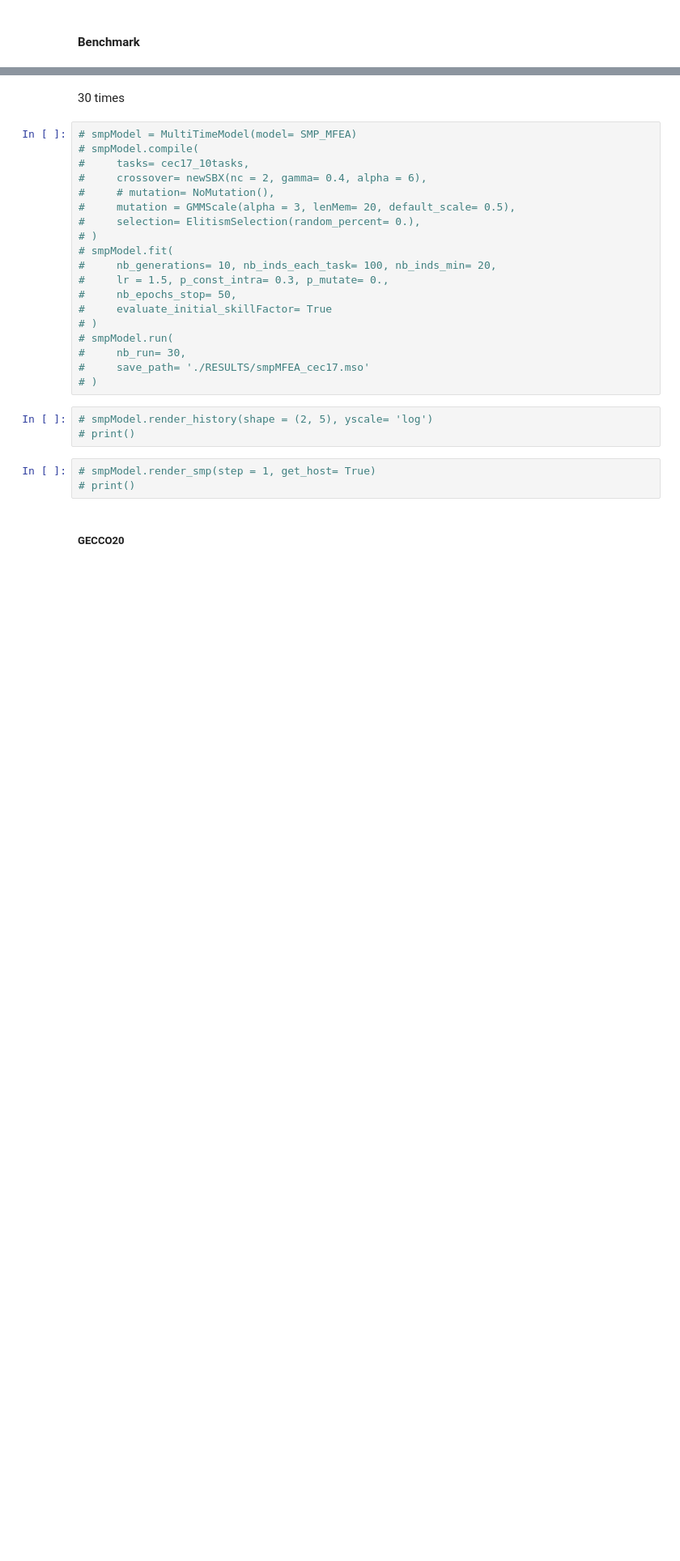
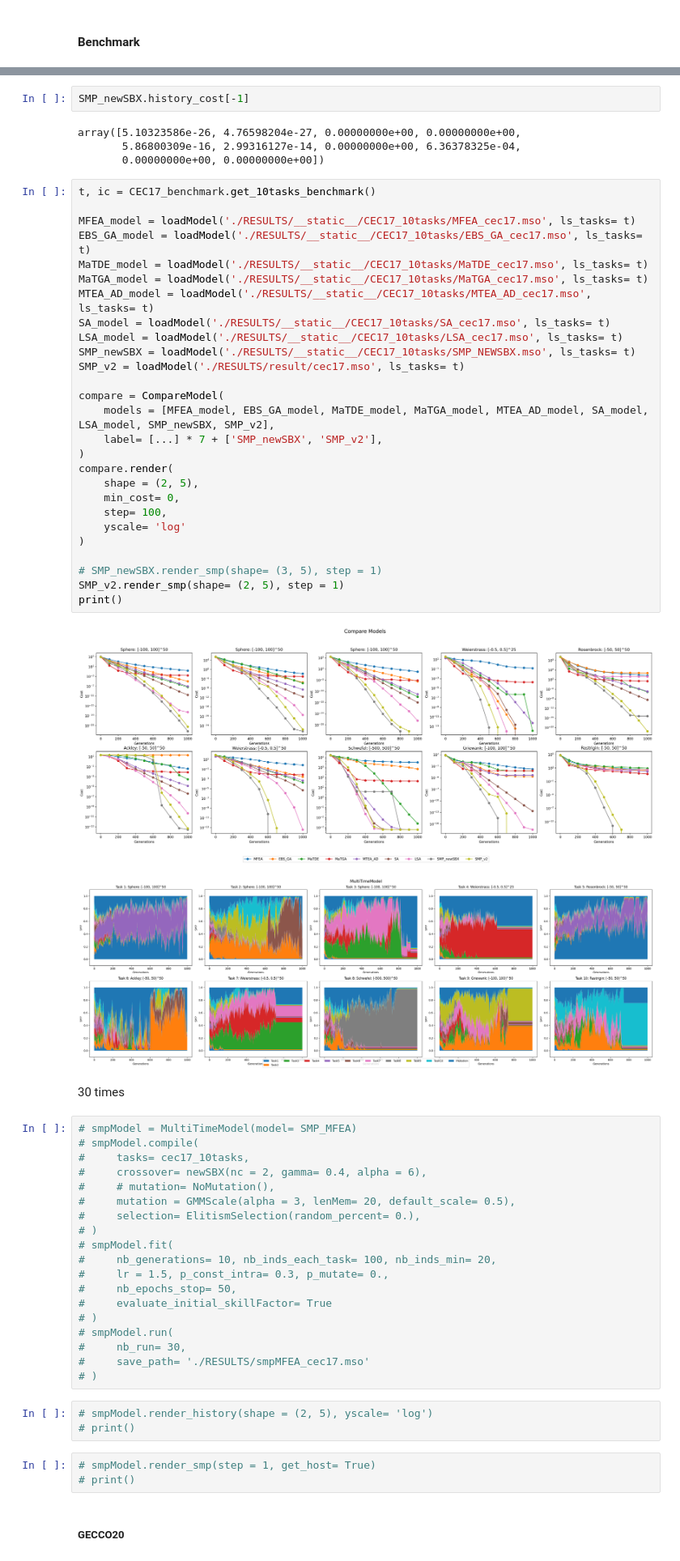
Before and after one commit to KM-MSO/MFEA_MSO, a Jupyter notebook: 5_SMP_MFEA.ipynb, the cells around one changed output, grey strips where cells are left out. Shown at 81% size. Cells and saved outputs as stored; diff of their text form; blank space fills up the shorter version.

```diff
--- a/5_SMP_MFEA.ipynb
+++ b/5_SMP_MFEA.ipynb
@@ -120,3 +96,39 @@ print()
+# %%
+SMP_newSBX.history_cost[-1]
+# %% [output]
+array([5.10323586e-26, 4.76598204e-27, 0.00000000e+00, 0.00000000e+00,
+       5.86800309e-16, 2.99316127e-14, 0.00000000e+00, 6.36378325e-04,
+       0.00000000e+00, 0.00000000e+00])
+# %%
+t, ic = CEC17_benchmark.get_10tasks_benchmark()
+
+MFEA_model = loadModel('./RESULTS/__static__/CEC17_10tasks/MFEA_cec17.mso', ls_tasks= t)
+EBS_GA_model = loadModel('./RESULTS/__static__/CEC17_10tasks/EBS_GA_cec17.mso', ls_tasks= t)
+MaTDE_model = loadModel('./RESULTS/__static__/CEC17_10tasks/MaTDE_cec17.mso', ls_tasks= t)
+MaTGA_model = loadModel('./RESULTS/__static__/CEC17_10tasks/MaTGA_cec17.mso', ls_tasks= t)
+MTEA_AD_model = loadModel('./RESULTS/__static__/CEC17_10tasks/MTEA_AD_cec17.mso', ls_tasks= t)
+SA_model = loadModel('./RESULTS/__static__/CEC17_10tasks/SA_cec17.mso', ls_tasks= t)
+LSA_model = loadModel('./RESULTS/__static__/CEC17_10tasks/LSA_cec17.mso', ls_tasks= t)
+SMP_newSBX = loadModel('./RESULTS/__static__/CEC17_10tasks/SMP_NEWSBX.mso', ls_tasks= t)
+SMP_v2 = loadModel('./RESULTS/result/cec17.mso', ls_tasks= t)
+
+compare = CompareModel(
+    models = [MFEA_model, EBS_GA_model, MaTDE_model, MaTGA_model, MTEA_AD_model, SA_model, LSA_model, SMP_newSBX, SMP_v2],
+    label= [...] * 7 + ['SMP_newSBX', 'SMP_v2'],
+)
+compare.render(
+    shape = (2, 5),
+    min_cost= 0,
+    step= 100,
+    yscale= 'log'
+)
+
+# SMP_newSBX.render_smp(shape= (3, 5), step = 1)
+SMP_v2.render_smp(shape= (2, 5), step = 1)
+print()
+# %% [output]
+[figure, added]
+[figure, added]
 # %% [markdown]
 30 times
 # %%
```
Also changed, not shown: parts of 18 cells of this notebook, 7 other files.
